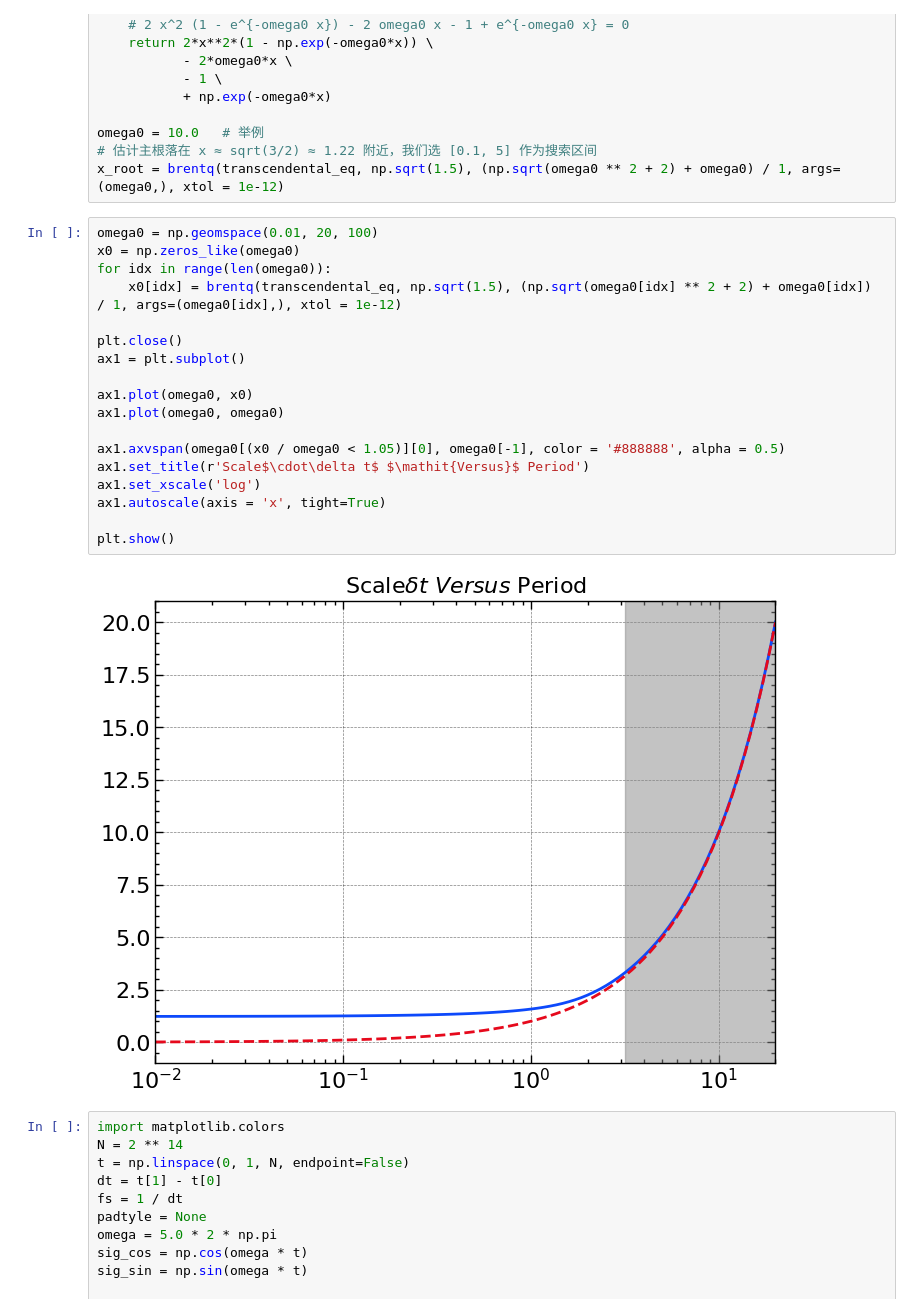
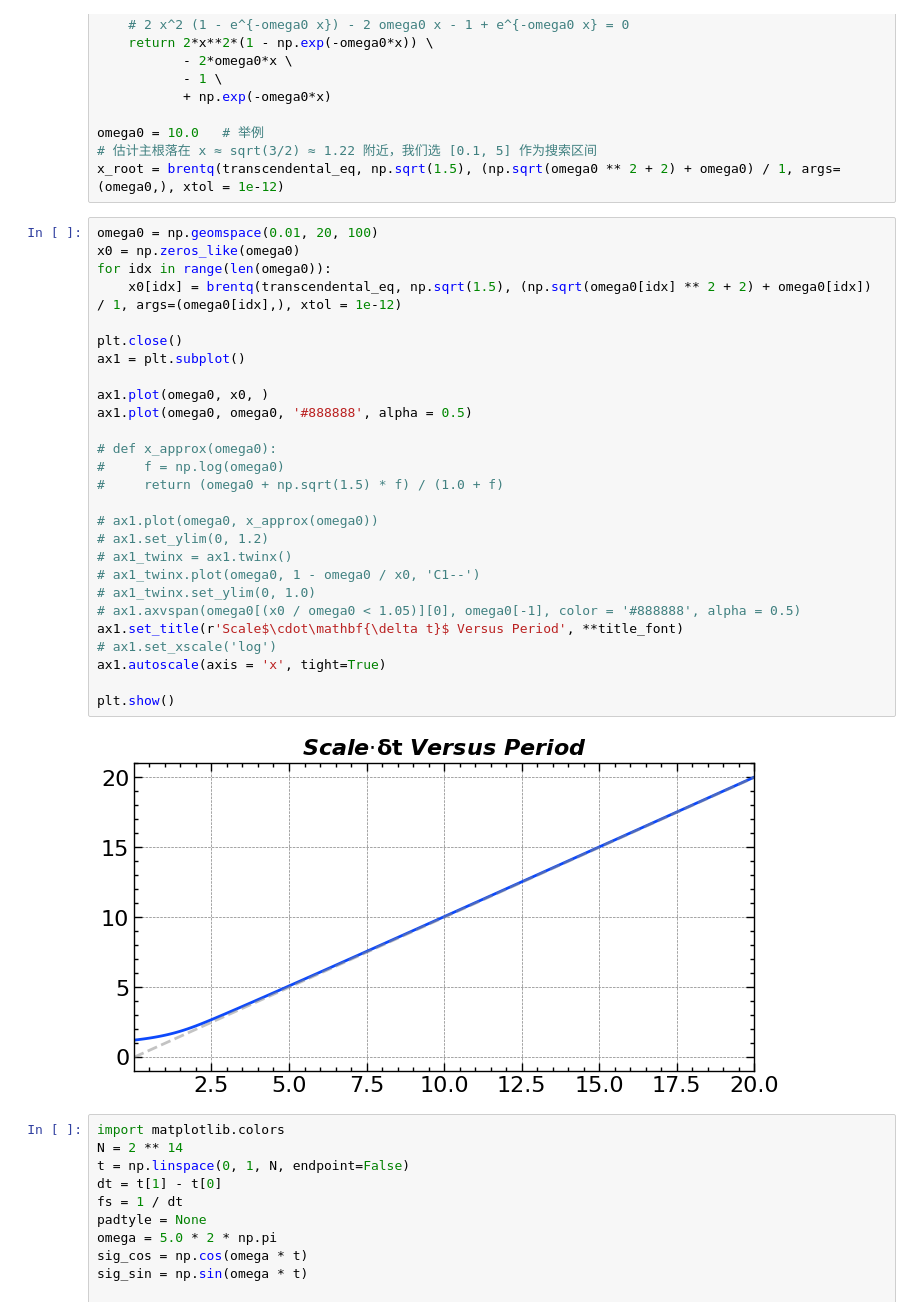
Before and after one commit to jiutongzhao/Time-Series-Data-Analysis, a Jupyter notebook: chap7.ipynb, the cells around one changed output. Drawn from its saved outputs; the diff is of its cells as text.

```diff
--- a/chap7.ipynb
+++ b/chap7.ipynb
@@ -66,23 +114,32 @@ x_root = brentq(transcendental_eq, np.sqrt(1.5), (np.sqrt(omega0 ** 2 + 2) + ome
 # %%
 omega0 = np.geomspace(0.01, 20, 100)
 x0 = np.zeros_like(omega0)
 for idx in range(len(omega0)):
     x0[idx] = brentq(transcendental_eq, np.sqrt(1.5), (np.sqrt(omega0[idx] ** 2 + 2) + omega0[idx]) / 1, args=(omega0[idx],), xtol = 1e-12)
 
 plt.close()
 ax1 = plt.subplot()
 
-ax1.plot(omega0, x0)
-ax1.plot(omega0, omega0)
+ax1.plot(omega0, x0, )
+ax1.plot(omega0, omega0, '#888888', alpha = 0.5)
 
-ax1.axvspan(omega0[(x0 / omega0 < 1.05)][0], omega0[-1], color = '#888888', alpha = 0.5)
-ax1.set_title(r'Scale$\cdot\delta t$ $\mathit{Versus}$ Period')
-ax1.set_xscale('log')
+# def x_approx(omega0):
+#     f = np.log(omega0)
+#     return (omega0 + np.sqrt(1.5) * f) / (1.0 + f)
+
+# ax1.plot(omega0, x_approx(omega0))
+# ax1.set_ylim(0, 1.2)
+# ax1_twinx = ax1.twinx()
+# ax1_twinx.plot(omega0, 1 - omega0 / x0, 'C1--')
+# ax1_twinx.set_ylim(0, 1.0)
+# ax1.axvspan(omega0[(x0 / omega0 < 1.05)][0], omega0[-1], color = '#888888', alpha = 0.5)
+ax1.set_title(r'Scale$\cdot\mathbf{\delta t}$ Versus Period', **title_font)
+# ax1.set_xscale('log')
 ax1.autoscale(axis = 'x', tight=True)
 
 plt.show()
 # %% [output]
-[figure, old version]
+[figure, new version]
 # %%
 import matplotlib.colors
 N = 2 ** 14
```
Also changed, not shown: parts of 1 cell of this notebook, 13 other files.
